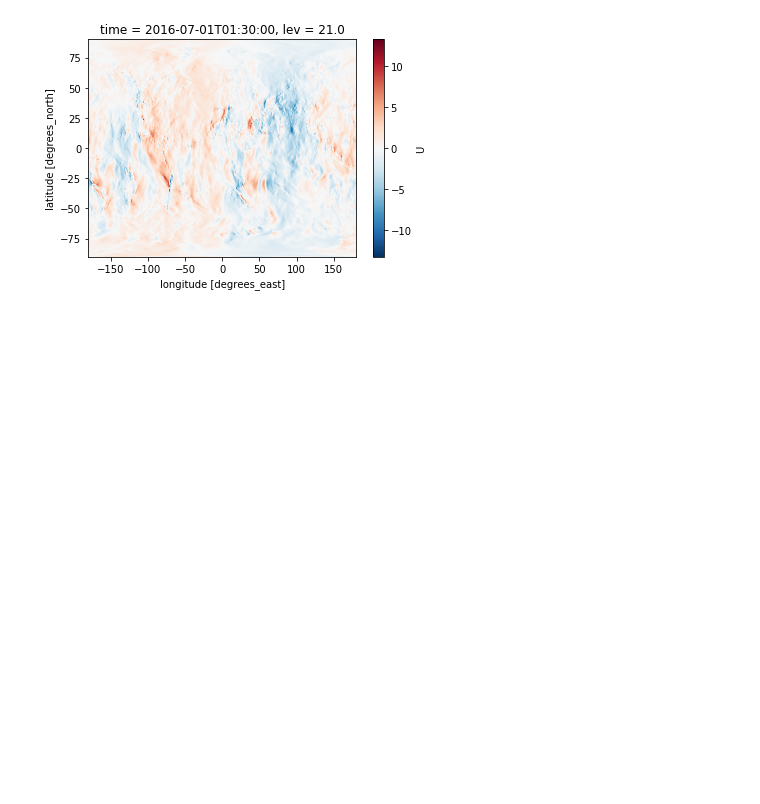
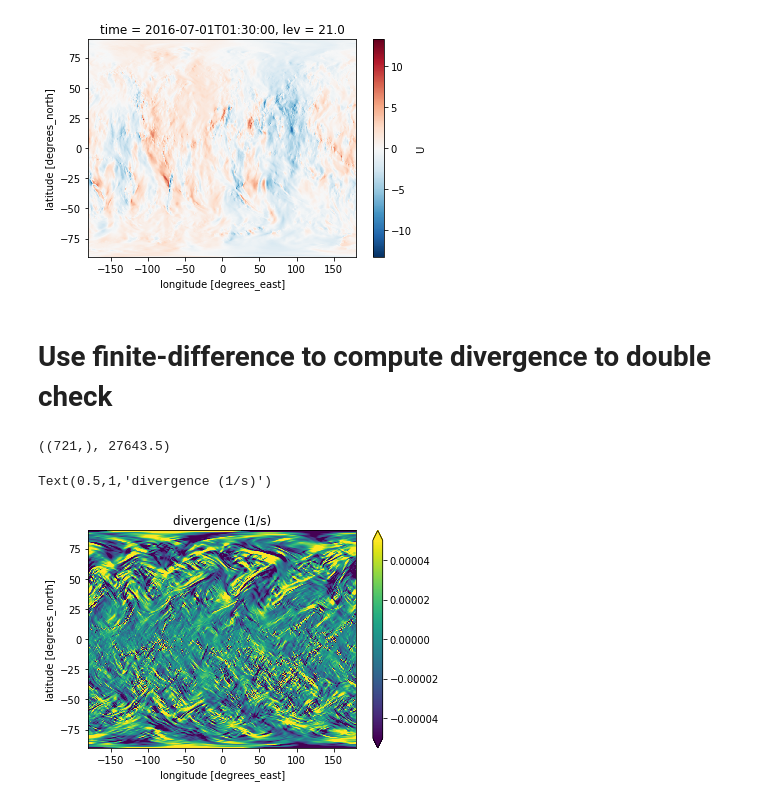
Before and after one commit to JiaweiZhuang/process_real_wind, a Jupyter notebook: Spherical harmonics.ipynb, the cells around one changed output. Saved outputs shown, nothing was run; the diff lists cells and outputs as text; code cells hidden in the pictures; blank space fills up the shorter version.

Commit message:
Compare spherical hamonics vs finite difference calculation
Divergence computed on original wind are similar,
but divergence computed on extracted wind are very different.

```diff
--- a/non_divergent_component.ipynb
+++ b/Spherical harmonics.ipynb
@@ -118,3 +118,34 @@ Wall time: 3.58 s
 # %% [output]
 <matplotlib.collections.QuadMesh at 0x...>
 [figure]
+# %% [markdown]
+# Use finite-difference to compute divergence to double check
+# %%
+# 0.25x0.3125 resolution
+dlat, dlon = 0.25, 0.3125
+lat = ds['lat'].values
+
+dy = 110.574e3 * dlat  # m / degree lat
+dx = 111.320e3 * np.cos(lat/180*np.pi) * dlon # m / degree lon
+
+dx.shape, dy
+# %% [output]
+((721,), 27643.5)
+# %%
+# spatial derivative
+# axis number assumes 2D array
+u = ds_nodiv['U'].values
+v = ds_nodiv['V'].values
+dudx = (np.roll(u,-1,axis=1)-np.roll(u,1,axis=1))/(2*dx[:,np.newaxis])
+dvdy = (np.roll(v,-1,axis=0)-np.roll(v,1,axis=0))/(2*dy)
+div = dudx + dvdy
+# %%
+# for making new data array
+coords = {'lat': ds['lat'], 'lon': ds['lon']}
+# %%
+# very different from spherical harmonics calculation! Clearly not zero.
+xr.DataArray(div, dims=['lat', 'lon'], coords=coords).plot(vmin=-5e-5, vmax=5e-5)
+plt.title('divergence (1/s)')
+# %% [output]
+Text(0.5,1,'divergence (1/s)')
+[figure, added]
```
Also changed, not shown: parts of 6 cells of this notebook.
